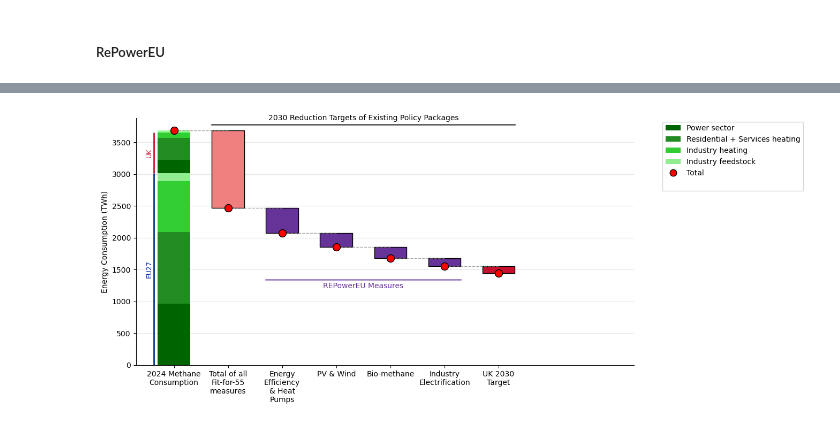
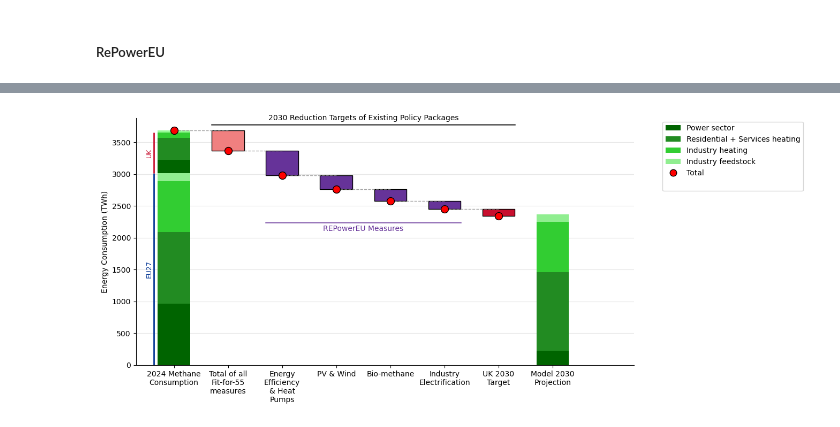
Before and after one commit to LukasFrankenQ/resilient-pypsa-eur, a Jupyter notebook: notebooks/get_repowereu_overview.ipynb, the cells around one changed output, grey strips where cells are left out. Saved outputs shown, nothing was run; the diff lists cells and outputs as text; code cells hidden in the pictures.

```diff
--- a/notebooks/get_repowereu_overview.ipynb
+++ b/notebooks/get_repowereu_overview.ipynb
@@ -231,3 +231,9 @@ df
 | 0 | Total | NaN | 26.500000 | Switzerland | 2024 | TJ/TWh |
 # %% [markdown]
 ##### RePowerEU
+# %%
+reference_eu27_total_2019 = 3918 / BCM_TO_TWH
+eu27_total_2024 = df.loc[df.geo == 'EU27_2020', 'value_TWh'].sum() / BCM_TO_TWH
+
+already_done = reference_eu27_total_2019 - eu27_total_2024
+print(already_done)
@@ -237,7 +245,7 @@ rows = [
     {
         "timing": "Ff55 savings by 2030",
         "measure": "Total of all Fit-for-55 measures",
-        "bcm_2030": 116.0,
+        "bcm_2030": 116.0 - already_done,
         "bcm_in_brackets": False,
         "investments_bn_eur_2022_2030": np.nan,
         "justification": "Fit-for-55 modelling estimates 30% natural gas savings",
@@ -454,0 +463,5 @@ df_f55_rpe
+# %%
+path = Path.cwd().parent / 'results' / 'networks'
+projected_2030_model_fn = 'base_s_50__168H-T-H-B-I-A-dist1_2030_NT+fast_endo.nc'
+
+n_projected_2030 = pypsa.Network(path / projected_2030_model_fn)
@@ -601,7 +668,6 @@ for x_pos, (measure_name, nice_label) in enumerate(measures_and_labels):
 
     x_ticklabels.append(nice_label)
 
-
 ax.plot(
     [1 - width / 2, len(measures_and_labels) + width / 2],
     [by_country.sum() + 100, by_country.sum() + 100],
@@ -636,33 +702,55 @@ ax.text(
     va='center',
     color='rebeccapurple'
 )
+
+
+# Create stacked bar plot
+bottom = 0
+width = 0.6
+for sector, val in consumption_by_sector_projected_2030.items():
+    ax.bar(
+        len(measures_and_labels) + 1,
+        val,
+        bottom=bottom,
+        color=sector_colors[sector],
+        # label=row["sector"],
+        width=width
+    )
+    bottom += val
+
+x_ticklabels.append('Model 2030\nProjection')
+
+
+
+
+
 ax.set_ylabel("Energy Consumption (TWh)")
 ax.set_xticks(list(range(len(x_ticklabels))))
 ax.set_xticklabels(x_ticklabels)
 
 # Create legend handles for sectors only
 sector_handles = [plt.Rectangle((0,0),1,1, facecolor=color) for color in sector_colors.values()][:-1]
 sector_labels = list(sector_colors.keys())[:-1]
 
 # Add total point to legend
 total_handle = plt.Line2D([0], [0], marker='o', color='w', markerfacecolor='red', markersize=9, markeredgecolor='black', label='Total')
 
 # Use sector handles and total handle
 all_handles = sector_handles + [total_handle] + [plt.Rectangle((0,0),1,1, facecolor='none', edgecolor='none')]
 all_labels = sector_labels + ['Total'] + ['']
 
 ax.legend(all_handles, all_labels, bbox_to_anchor=(1.05, 1), loc="upper left")
 ax.grid(axis='y', alpha=0.3)
 ax.set_axisbelow(True)
 
 ax.spines['top'].set_visible(False)
 ax.spines['right'].set_visible(False)
 
 ax.set_xlim(-0.7, 8.5)
 ax.set_ylim(0, total_value + 200)
 
 plt.show()
 
 ##### look page 56 of https://www.neso.energy/document/364541/download regarding UK
 # %% [output]
-[figure, old version]
+[figure, new version]
```
Also changed, not shown: parts of 7 cells of this notebook, 4 other files.
